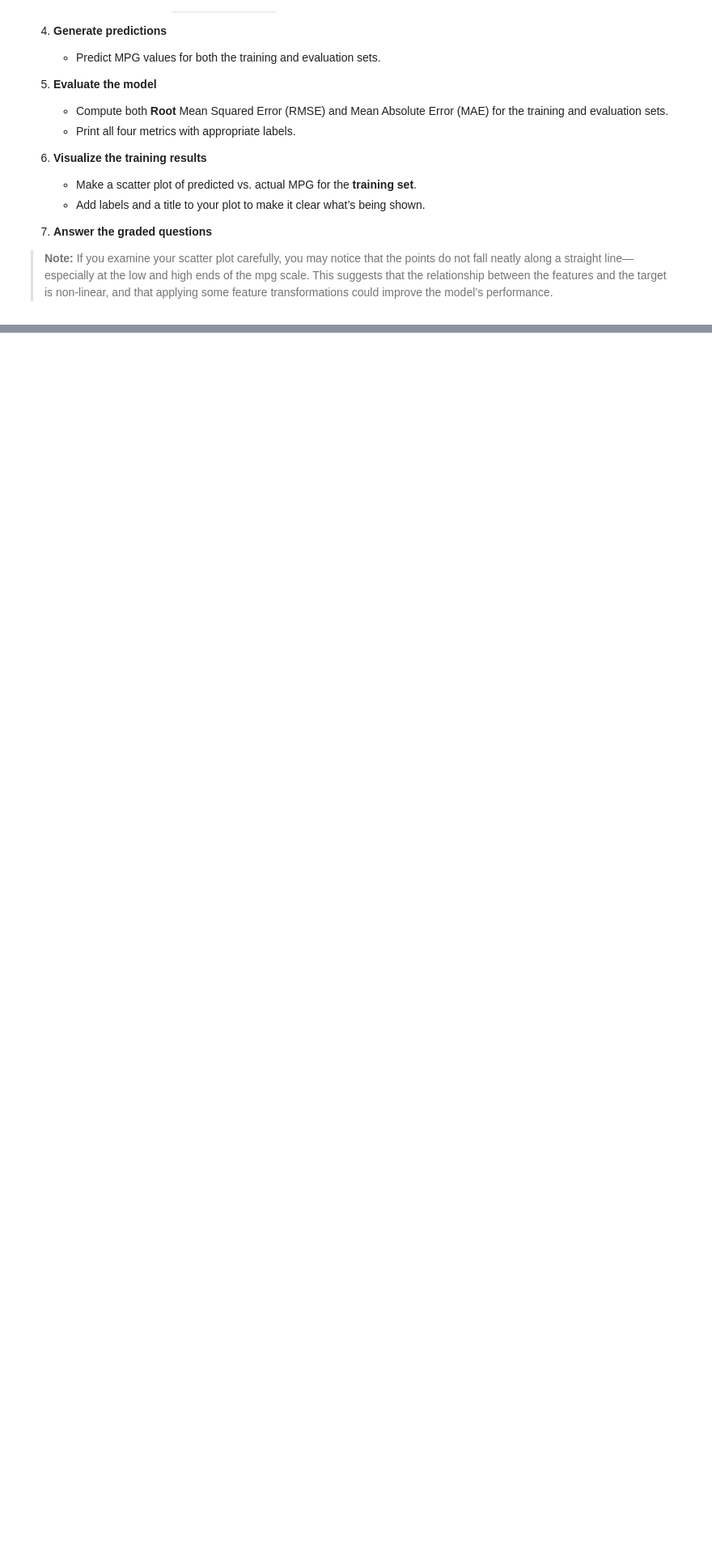
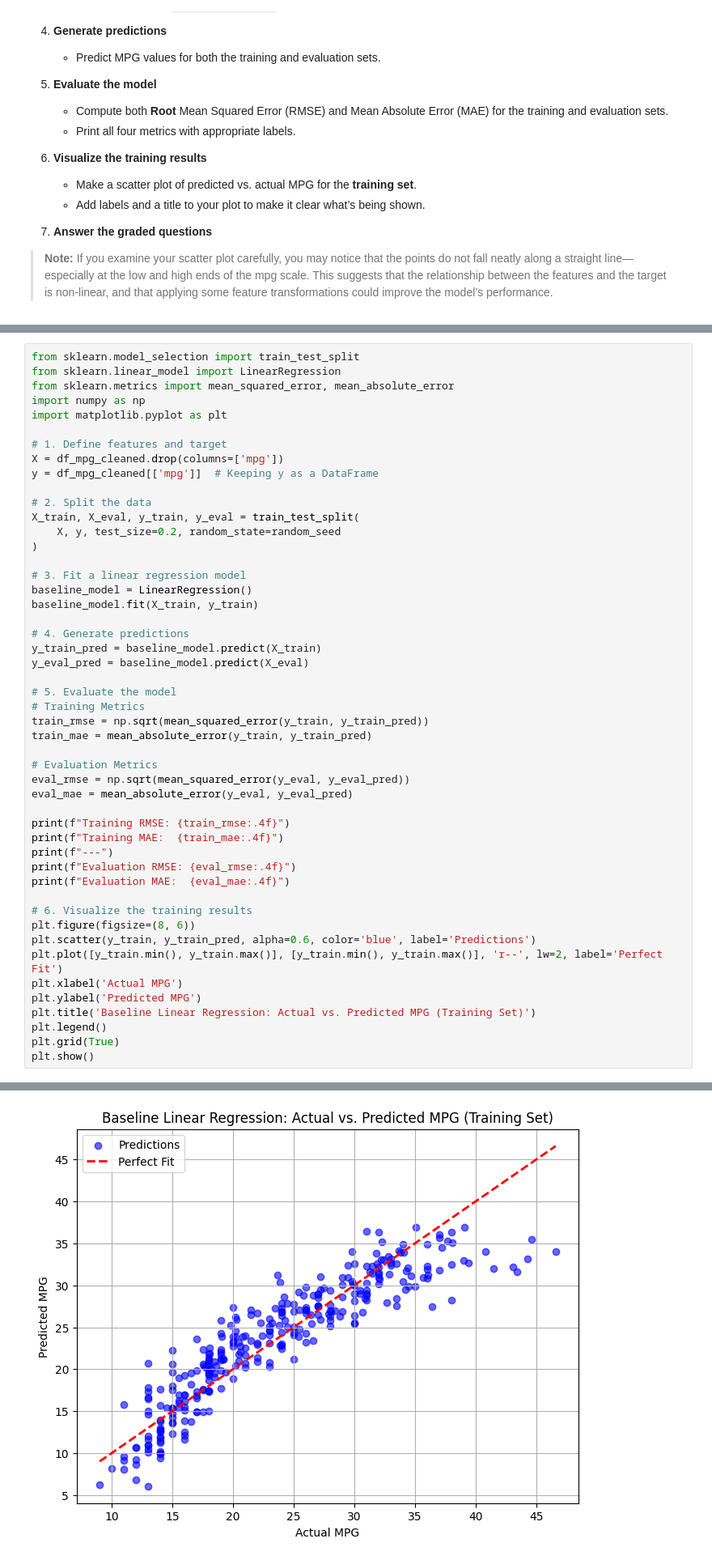
Before and after one commit to rajviu/Module-3-Assignments, a Jupyter notebook: Homework_03.ipynb, the cells around one changed output, grey strips where cells are left out. Shown at 81% size. Saved outputs shown, nothing was run; the diff lists cells and outputs as text; blank space fills up the shorter version.

```diff
--- a/Homework_03.ipynb
+++ b/Homework_03.ipynb
@@ -613,0 +559,50 @@ Evaluation MAE:  2.4198
+# %%
+from sklearn.model_selection import train_test_split
+from sklearn.linear_model import LinearRegression
+from sklearn.metrics import mean_squared_error, mean_absolute_error
+import numpy as np
+import matplotlib.pyplot as plt
+
+# 1. Define features and target
+X = df_mpg_cleaned.drop(columns=['mpg'])
+y = df_mpg_cleaned[['mpg']]  # Keeping y as a DataFrame
+
+# 2. Split the data
+X_train, X_eval, y_train, y_eval = train_test_split(
+    X, y, test_size=0.2, random_state=random_seed
+)
+
+# 3. Fit a linear regression model
+baseline_model = LinearRegression()
+baseline_model.fit(X_train, y_train)
+
+# 4. Generate predictions
+y_train_pred = baseline_model.predict(X_train)
+y_eval_pred = baseline_model.predict(X_eval)
+
+# 5. Evaluate the model
+# Training Metrics
+train_rmse = np.sqrt(mean_squared_error(y_train, y_train_pred))
+train_mae = mean_absolute_error(y_train, y_train_pred)
+
+# Evaluation Metrics
+eval_rmse = np.sqrt(mean_squared_error(y_eval, y_eval_pred))
+eval_mae = mean_absolute_error(y_eval, y_eval_pred)
+
+print(f"Training RMSE: {train_rmse:.4f}")
+print(f"Training MAE:  {train_mae:.4f}")
+print(f"---")
+print(f"Evaluation RMSE: {eval_rmse:.4f}")
+print(f"Evaluation MAE:  {eval_mae:.4f}")
+
+# 6. Visualize the training results
+plt.figure(figsize=(8, 6))
+plt.scatter(y_train, y_train_pred, alpha=0.6, color='blue', label='Predictions')
+plt.plot([y_train.min(), y_train.max()], [y_train.min(), y_train.max()], 'r--', lw=2, label='Perfect Fit')
+plt.xlabel('Actual MPG')
+plt.ylabel('Predicted MPG')
+plt.title('Baseline Linear Regression: Actual vs. Predicted MPG (Training Set)')
+plt.legend()
+plt.grid(True)
+plt.show()
+# %% [output]
@@ -614,3 +614,4 @@ Evaluation MAE:  2.4198
+[figure, added]
 # %% [markdown]
 ### Graded Question
 
```
Also changed, not shown: parts of 8 cells of this notebook.
